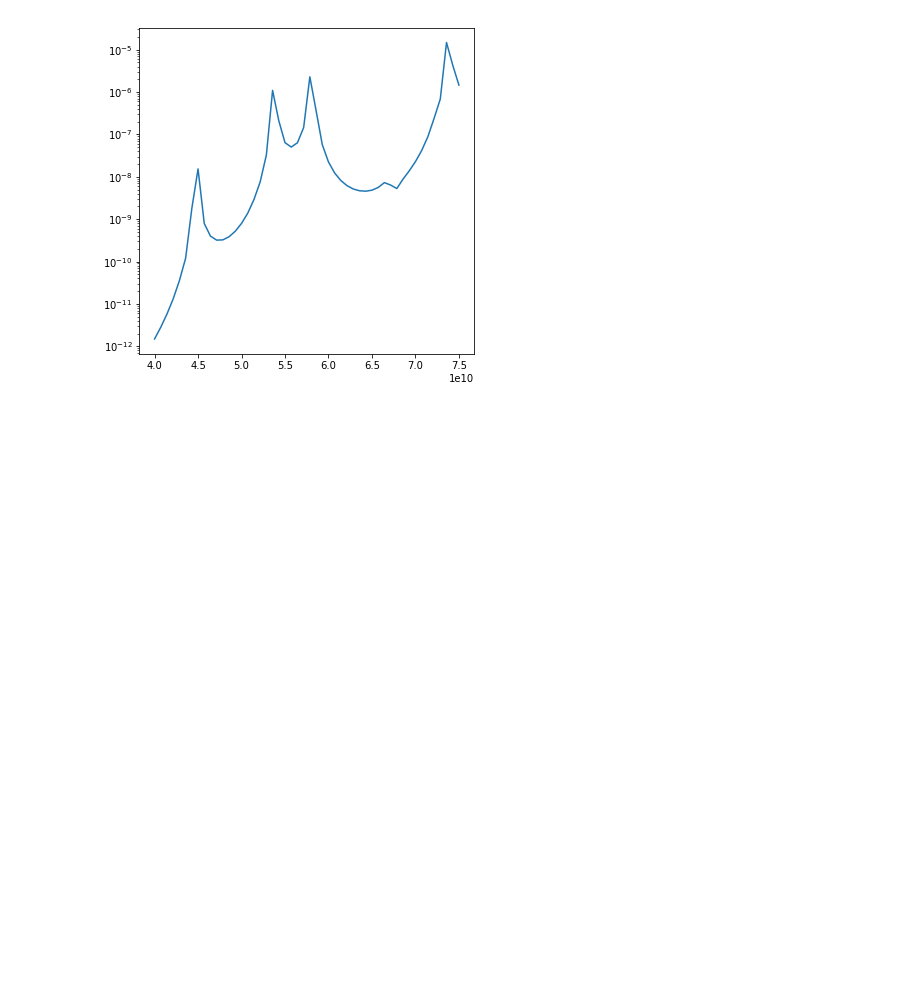
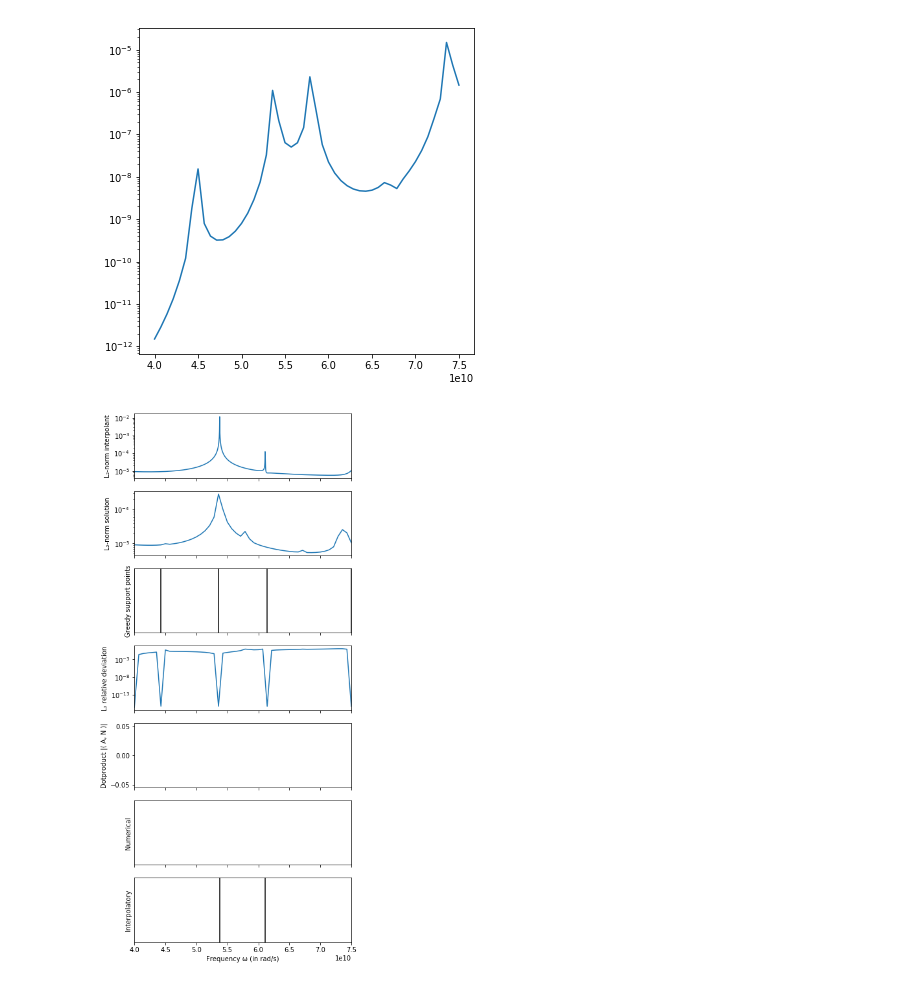
Before and after one commit to FMatti/Maxwell-MRI, a Jupyter notebook: examples/circular_waveguide_filter/circular_waveguide_filter.ipynb, the cells around one changed output. Drawn from its saved outputs; the diff is of its cells as text; code cells hidden in the pictures; blank space fills up the shorter version.

Commit message:
discuss problems of linear dependent solutions

```diff
--- a/examples/circular_waveguide_filter/circular_waveguide_filter.ipynb
+++ b/examples/circular_waveguide_filter/circular_waveguide_filter.ipynb
@@ -3,3 +3,14 @@
+# %%
+import os
+import sys
+
+dir = os.getcwd() + '/shared/examples/circular_waveguide_filter'
+src = os.getcwd() + '/shared'
+sys.path.append(dir)
+sys.path.append(src)
+
+%load_ext autoreload
+%autoreload 2
 # %%
 import time
 import numpy as np
@@ -45,7 +58,7 @@ class g_N_R(fen.UserExpression):
     def value_shape(self):
         return (3,)
 
-mesh = 'model/DMCWF.xml'
+mesh = dir + '/model/DMCWF.xml'
 CWF = CircularWaveguideFilter(mesh, B_N, g_N=g_N_L())
 VS = VectorSpaceL2(CWF)
 # %% [markdown]
@@ -69,3 +84,44 @@ fig, ax = plt.subplots(figsize=(6, 6), sharex=True)
 helpers.plot_solution_norms(ax, CWF, VS)
 # %% [output]
 [figure]
+# %%
+fig, ax = plt.subplots(7, 1, figsize=(6, 15), sharex=True)
+
+VS = VectorSpaceL2(CWF)
+a = 4e+10
+b = 7.5e+10
+#omegas = np.linspace(a, b, 300)
+#RC.solve(omegas)
+MRI = MinimalRationalInterpolation(VS)
+snapshots = CWF.get_solution(tonumpy=True, trace=VS.get_trace())
+omegas = CWF.get_frequency()
+MRI.compute_surrogate(snapshots, omegas, greedy=True, tol=1e-0)
+
+ax[0].set_ylabel('L\u2082-norm interpolant')
+helpers.plot_surrogate_norms(ax[0], MRI, VS, a, b)
+
+ax[1].set_ylabel('L\u2082-norm solution')
+helpers.plot_solution_norms(ax[1], CWF, VS)
+
+ax[2].set_ylabel('Greedy support points')
+helpers.plot_lines(ax[2], MRI.get_surrogate().get_nodes())
+
+ax[3].set_ylabel('L\u2082 relative deviation')
+helpers.plot_surrogate_error_norms(ax[3], CWF, MRI, VS)
+
+eigfreqs, eigvecs = CWF.get_numerical_eigenfrequencies(a, b, return_eigvecs=True)
+
+ax[4].set_ylabel('Dotproduct |\u27E8 A, N \u27E9|')
+ax[4].bar(eigfreqs, np.abs([np.inner(CWF.insert_boundary_values(eigvec), CWF.get_N()) for eigvec in eigvecs]), width=0.05)
+
+ax[5].set_ylabel('Numerical')
+helpers.plot_lines(ax[5], eigfreqs)
+
+ax[6].set_ylabel('Interpolatory')
+helpers.plot_lines(ax[6], MRI.get_interpolatory_eigenfrequencies(only_real=True))
+
+ax[-1].set_xlabel('Frequency \u03C9 (in rad/s)')
+ax[-1].set_xlim(a, b)
+plt.show()
+# %% [output]
+[figure, added]
```
Also changed, not shown: parts of 3 cells of this notebook, 7 other files.
